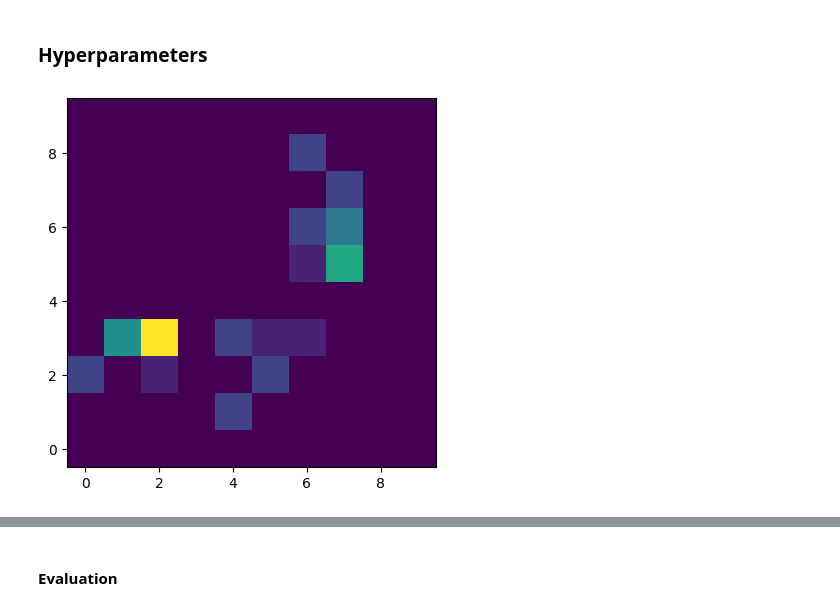
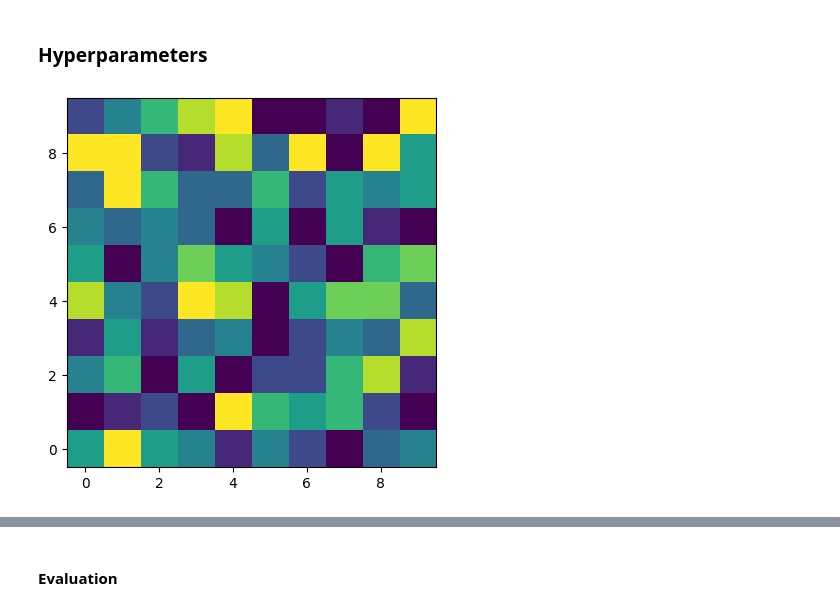
Before and after one commit to TheJoboReal/Bachelor, a Jupyter notebook: src/gym simple.ipynb, the cells around one changed output, grey strips where cells are left out. Drawn from its saved outputs; the diff is of its cells as text; code cells hidden in the pictures.

```diff
--- a/src/gym simple.ipynb
+++ b/src/gym simple.ipynb
@@ -79,7 +79,7 @@ class GridWorldEnv(gym.Env):
         self.observation_space = gym.spaces.Dict(
             {
             "visited_states_near": gym.spaces.Box(0, 1, shape=(3, 3), dtype=int),
-            "reward_near": gym.spaces.Box(0, 10, shape=(3, 3), dtype=int),
+            "reward_near": gym.spaces.Box(0, 10, shape=(0, 10), dtype=int),
             "nearby_agent": gym.spaces.Box(0, 1, shape=(5, 5), dtype=int),
             }
         )
@@ -208,10 +208,6 @@ class GridWorldEnv(gym.Env):
                 if 0 <= nx < self.size and 0 <= ny < self.size:
                     self._nearby_agent[dx + 2, dy + 2] = self.global_location[nx][ny]
 
-
-
-
-
     def step(self, action):
         # Map the action (element of {0,1,2,3,4,5,6,7}) to the direction we walk in
         direction = self._action_to_direction[action]
@@ -288,7 +284,7 @@ class SAR_agent:
         self.trajectory.append(location)
 
 
-    def get_action(self, obs: dict, step) -> int:
+    def get_action_boltz(self, obs: dict, step) -> int:
         visited_states_near = obs["visited_states_near"]
         reward_near = obs["reward_near"]
         nearby_agent = obs["nearby_agent"]
@@ -298,8 +294,6 @@ class SAR_agent:
 
         # Create a directional bias from reward_near
         action_bias = np.zeros(self.env.action_space.n)
-
-
 
         q_values = self.q_values[agent_state]
         exp_q = np.exp(self.beta * q_values - np.max(self.beta * q_values))
@@ -635,12 +591,13 @@ class swarm:
 env = GridWorldEnv(size=SIZE)
 
 env.heatmap_env()
+env.random_env()
 
 plt.imshow(env.world, cmap='viridis')
 plt.gca().invert_yaxis()
 plt.show()
 
-env_timelimit = gym.wrappers.TimeLimit(env, max_episode_steps=1000)
+env_timelimit = gym.wrappers.TimeLimit(env, max_episode_steps=1000000)
 
 agent = SAR_agent(
     0,
@@ -663,34 +620,34 @@ agent = SAR_agent(
 #     2,
 #     env=env,
 #     alpha=ALPHA,
 #     beta=BETA,
 #     gamma=GAMMA
 # )
 
 # agent3 = SAR_agent(
 #     3,
 #     env=env,
 #     alpha=ALPHA,
 #     beta=BETA,
 #     gamma=GAMMA
 # )
 
 # agent4 = SAR_agent(
 #     4,
 #     env=env,
 #     alpha=ALPHA,
 #     beta=BETA,
 #     gamma=GAMMA
 # )
 
 agents = []
 agents.append(agent)
 # agents.append(agent1)
 # agents.append(agent2)
 # agents.append(agent3)
 # agents.append(agent4)
 # %% [output]
-[figure, old version]
+[figure, new version]
 # %%
 swarm = swarm(env, agents, N_EPISODES, UPDATE_STEP)
 
```
Also changed, not shown: parts of 2 cells of this notebook.
